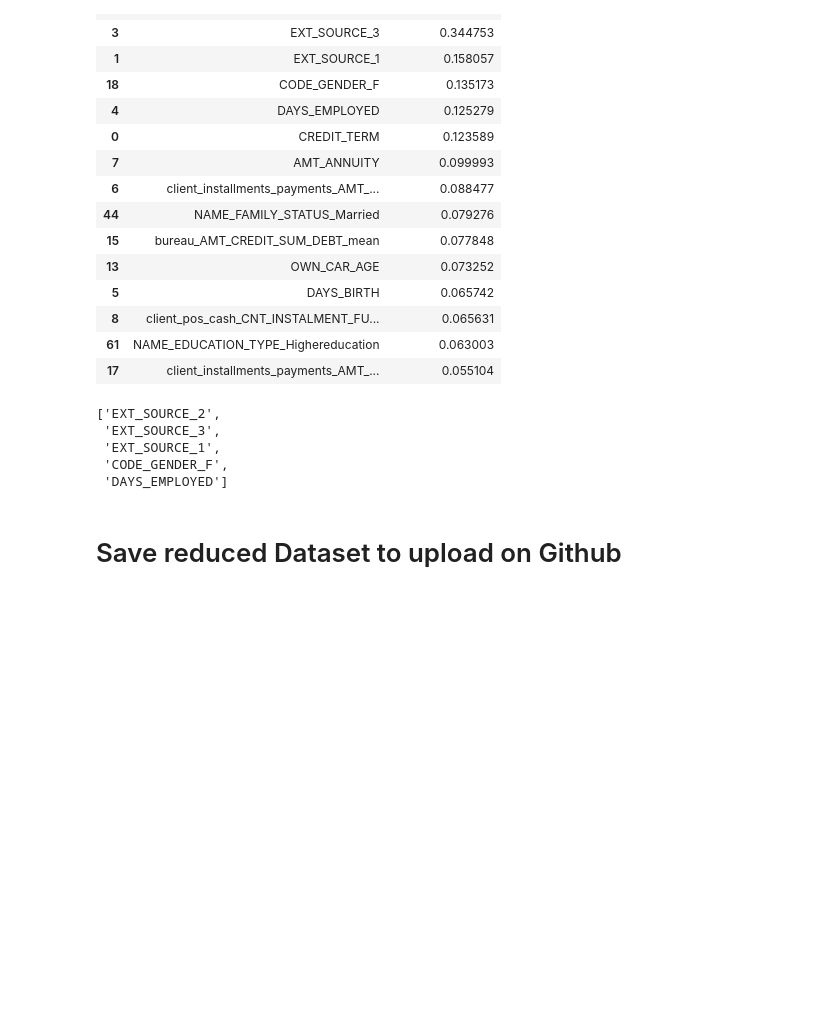
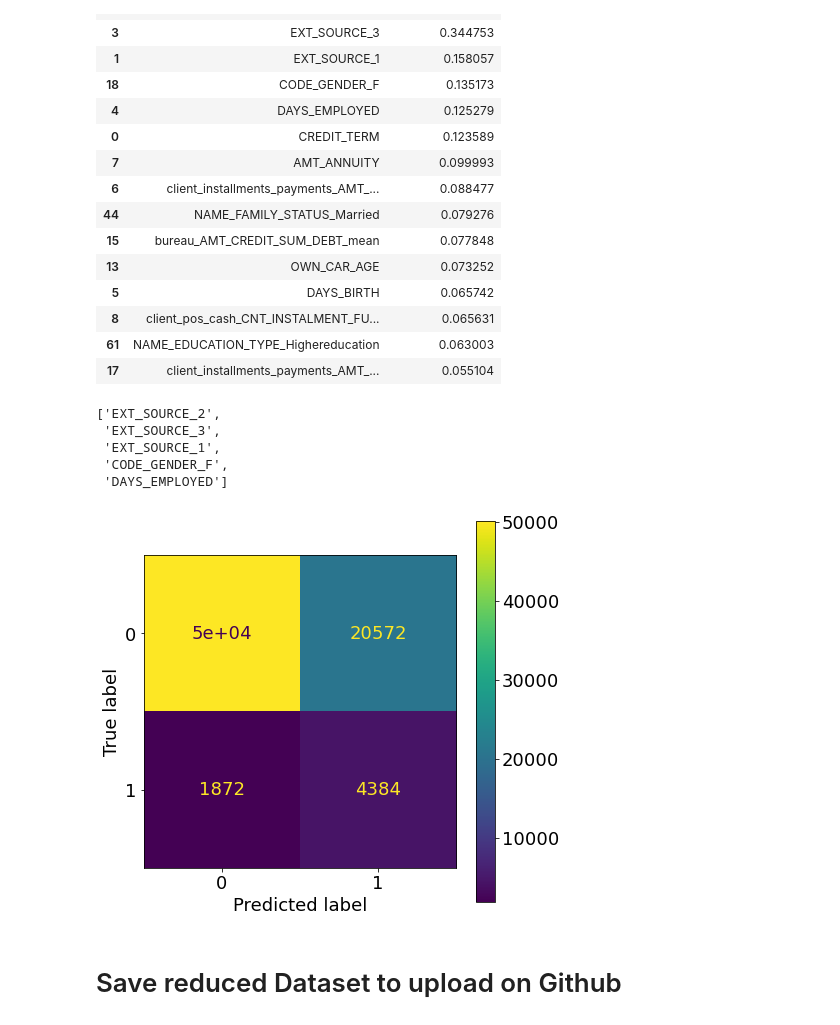
Before and after one commit to Ruspa17/Modele_scoring_credit_client, a Jupyter notebook: Notebooks/P7_04_dossier_modèle_final.ipynb, the cells around one changed output. Cells and saved outputs as stored; diff of their text form; code cells hidden in the pictures; blank space fills up the shorter version.

```diff
--- a/Notebooks/P7_04_dossier_modèle_final.ipynb
+++ b/Notebooks/P7_04_dossier_modèle_final.ipynb
@@ -145,6 +142,16 @@ most_important_var
  'EXT_SOURCE_1',
  'CODE_GENDER_F',
  'DAYS_EMPLOYED']
+# %%
+cm = confusion_matrix(test_labels, preds)
+# %%
+disp = ConfusionMatrixDisplay(confusion_matrix=cm)
+
+fig, ax = plt.subplots(figsize=(7,7))
+disp.plot(ax=ax)
+plt.show()
+# %% [output]
+[figure, added]
 # %% [markdown]
 # Save reduced Dataset to upload on Github
 # %%
```
Also changed, not shown: parts of 3 cells of this notebook.
